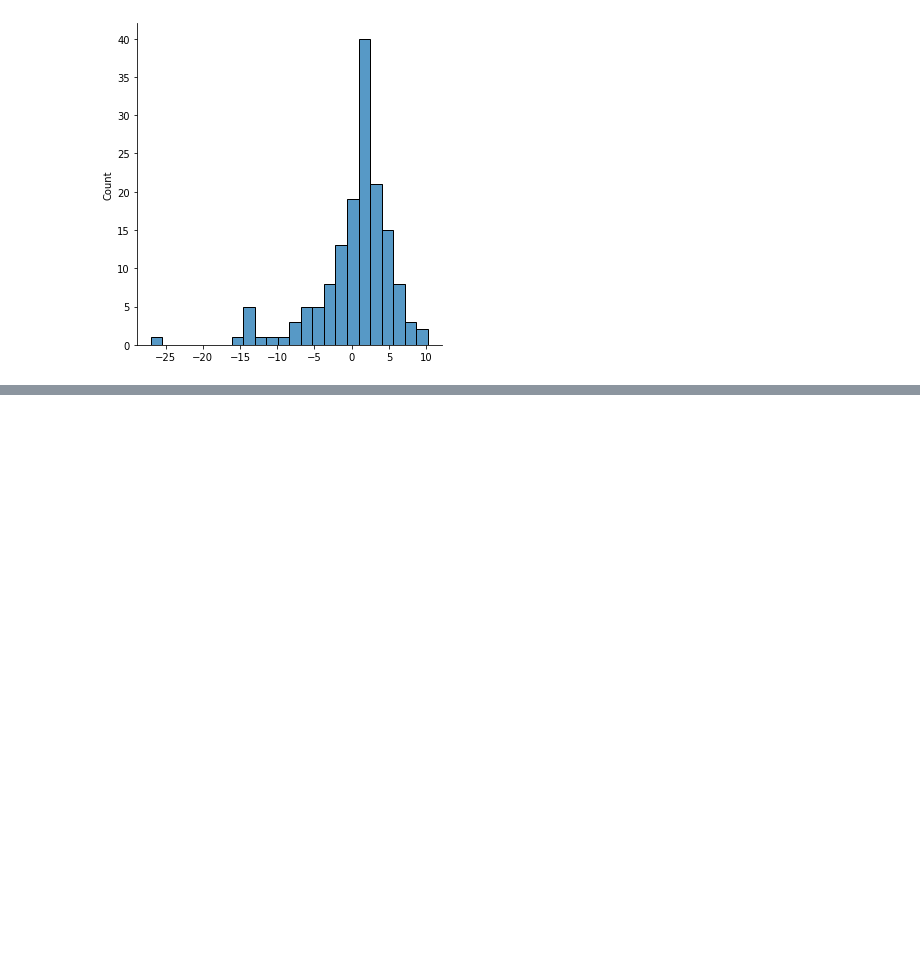
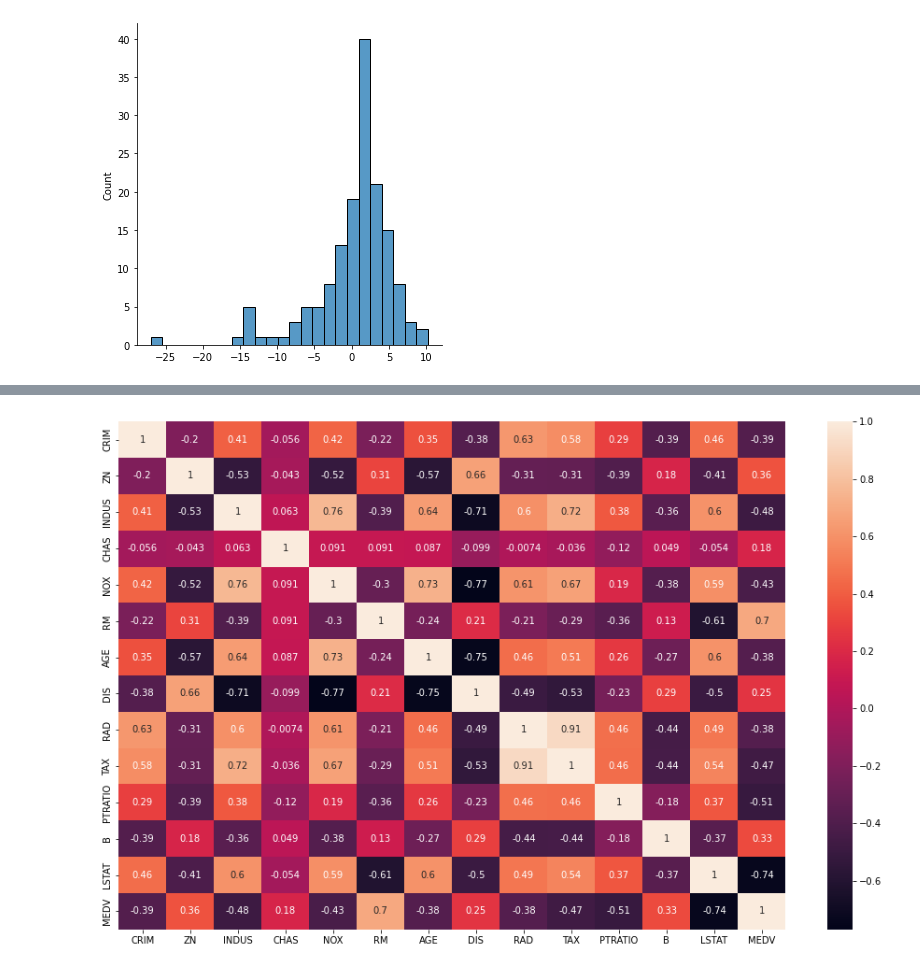
Before and after one commit to navin067/Machine_learning_series, a Jupyter notebook: Day4_linear_regression/Linear_regression.ipynb, the cells around one changed output, grey strips where cells are left out. Cells and saved outputs as stored; diff of their text form; code cells hidden in the pictures; blank space fills up the shorter version.

```diff
--- a/Day4_linear_regression/Linear_regression.ipynb
+++ b/Day4_linear_regression/Linear_regression.ipynb
@@ -221,0 +244,6 @@ sns.displot(vals)
+# %%
+plt.figure(figsize=(16,10))
+sns.heatmap(df.corr(), annot=True)
+plt.show()
+# %% [output]
+[figure, added]
```
Also changed, not shown: parts of 8 cells of this notebook, 1 other file.
